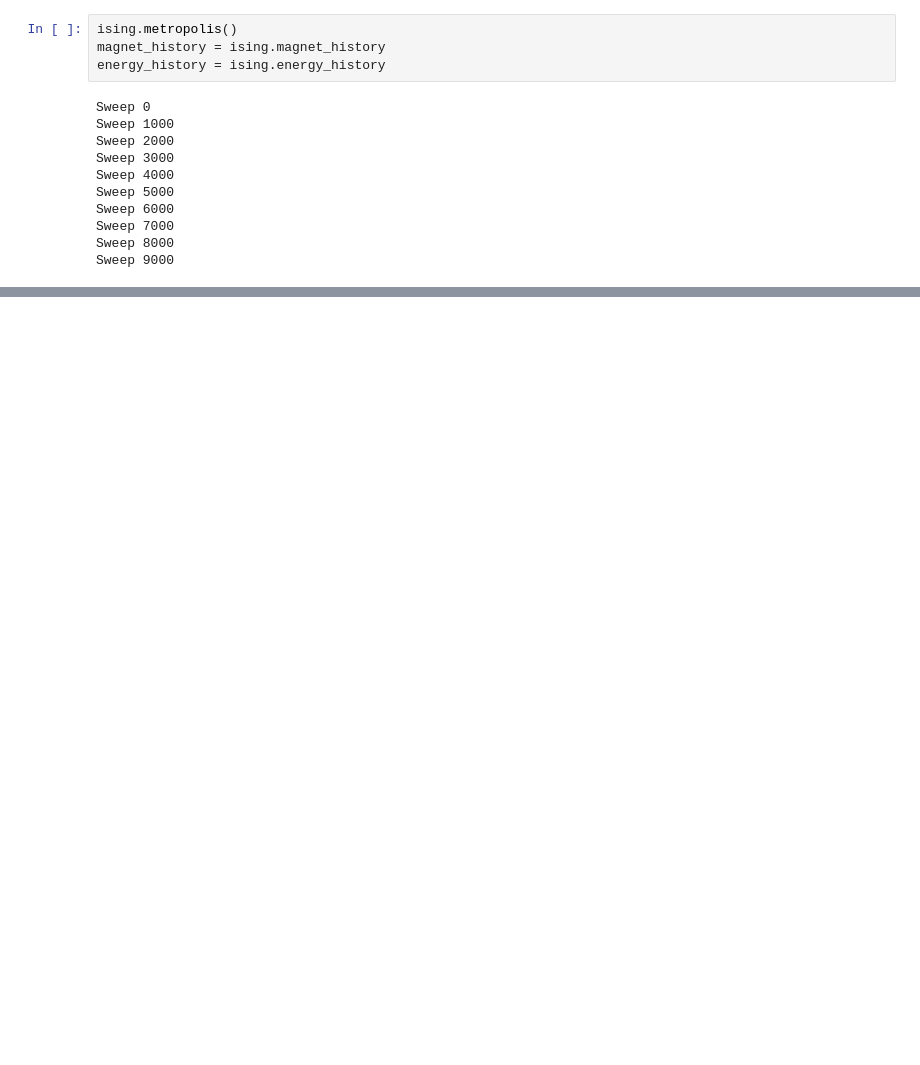
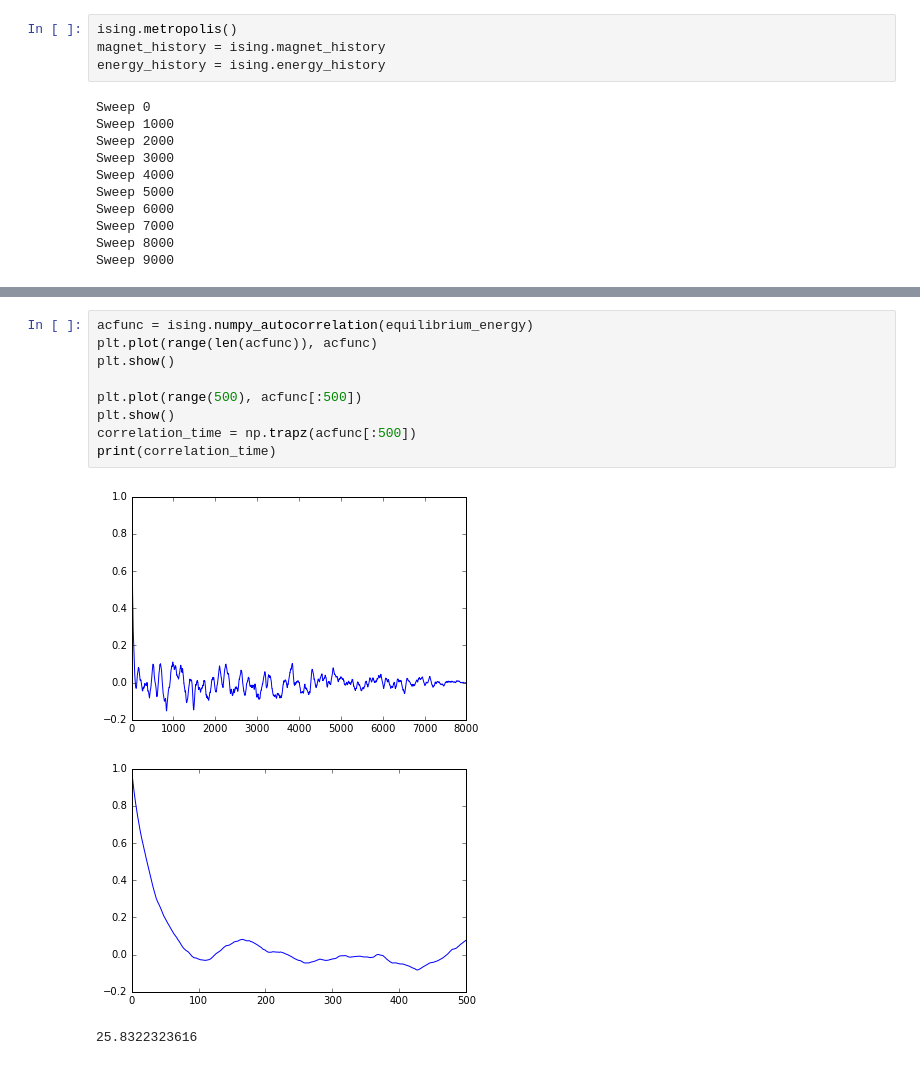
Before and after one commit to teunzwart/bachelor-project, a Jupyter notebook: code/Metropolis-Ising.ipynb, the cells around one changed output, grey strips where cells are left out. Cells and saved outputs as stored; diff of their text form; blank space fills up the shorter version.

```diff
--- a/code/Metropolis-Ising.ipynb
+++ b/code/Metropolis-Ising.ipynb
@@ -165,3 +124,16 @@ np.trapz(acfunc[19999:20249])
+# %%
+acfunc = ising.numpy_autocorrelation(equilibrium_energy)
+plt.plot(range(len(acfunc)), acfunc)
+plt.show()
+
+plt.plot(range(500), acfunc[:500])
+plt.show()
+correlation_time = np.trapz(acfunc[:500])
+print(correlation_time)
+# %% [output]
+[figure, added]
+[figure, added]
+25.8322323616
 # %%
 magnet_samples = []
 energy_samples = []
```
Also changed, not shown: parts of 22 cells of this notebook.
